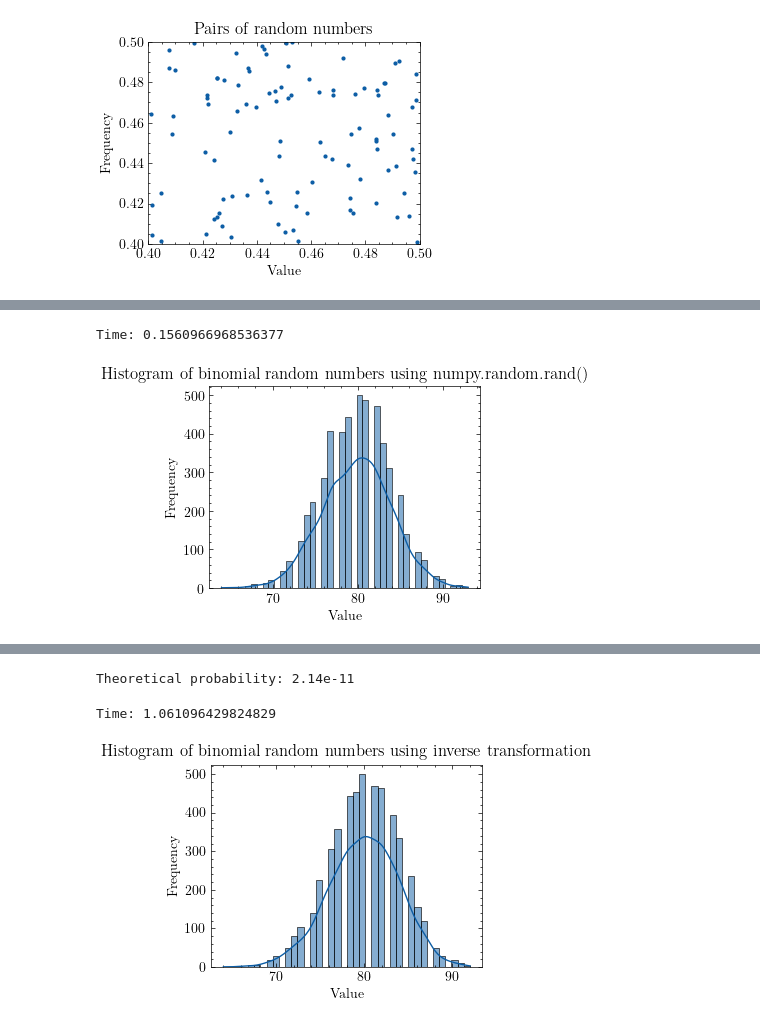
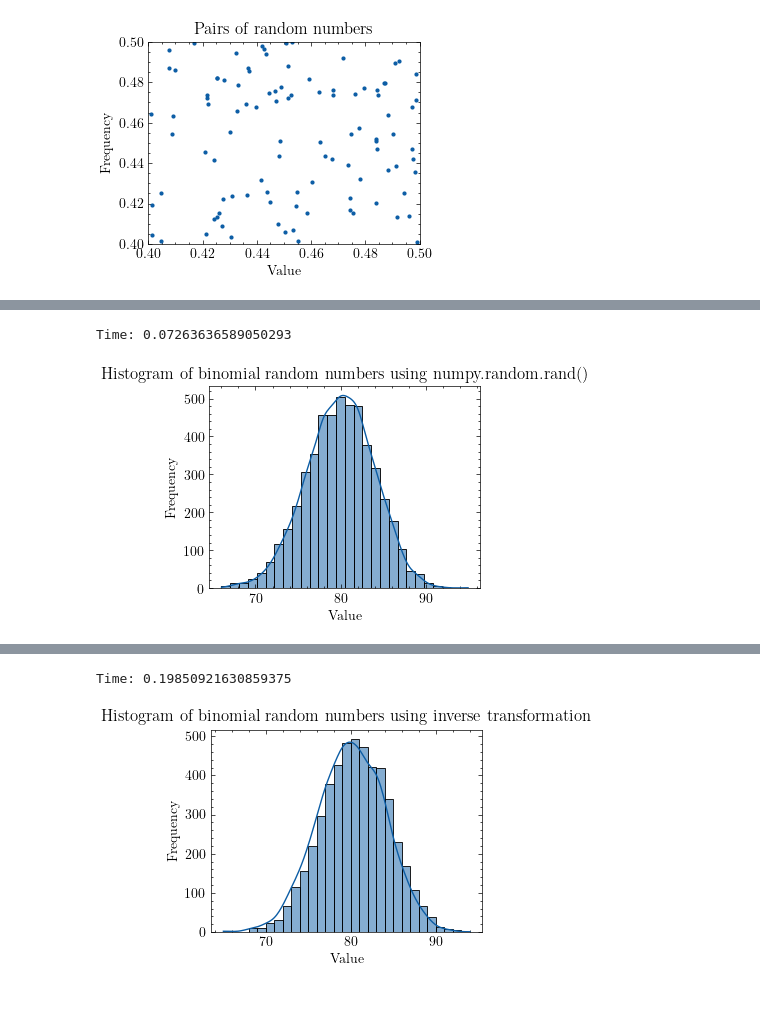
Before and after one commit to kanavmal/MATH512, a Jupyter notebook: Project 2/code.ipynb, the cells around one changed output, grey strips where cells are left out. Cells and saved outputs as stored; diff of their text form; code cells hidden in the pictures.

```diff
--- a/Project 2/code.ipynb
+++ b/Project 2/code.ipynb
@@ -206,35 +206,36 @@ plt.show()
 # %%
 # Generate 5000 Binomial distributed (𝑛 = 100, 𝑝 = 0.8) random numbers by doing:
 # a) Generate Bernoulli random variables and add the results. Plot the histogram and use your data to calculate the
 # probability that the Binomial random variable is less than or equal to 50. Compare with the theoretical answer.
 # b) Use the inverse transformation method mentioned in class.
 # c) Compare the histograms obtained in parts a) and b) and the computing times required in each method.
 
 # a)
 # Generate random numbers
 n = 100
 p = 0.8
 x = np.zeros(5000)
 start = time()
 for i in range(5000):
-    x[i] = stats.binom.rvs(n, p)
+    # bernoulli random variables
+    x[i] = stats.bernoulli.rvs(p, size=n).sum()
 end = time()
 
 time_a = end - start
 print('Time:', time_a)
 
 # Plot histogram
 plt.figure()
-sns.histplot(x, kde=True)
+sns.histplot(x, kde=True, bins = 28)
 plt.title('Histogram of binomial random numbers using numpy.random.rand()')
 plt.xlabel('Value')
 plt.ylabel('Frequency')
 plt.show()
 
 # Calculate probability
-prob = np.mean(x <= 50)
-# using exact sciencific notation
-print(f'Probability: {prob:.2e}')
+prob = x[x <= 50].size / x.size
+# using string formatting
+print(f'Probability: {prob:.8f}')
 # %% [output]
-Time: 0.1560966968536377
+Time: 0.07263636589050293
-[figure, old version]
+[figure, new version]
@@ -242,9 +243,3 @@ Probability: 0.00e+00
-# %%
-# theoretical probability
-prob_theoretical = stats.binom.cdf(50, n, p)
-print(f'Theoretical probability: {prob_theoretical:.2e}')
-# %% [output]
-Theoretical probability: 2.14e-11
 # %%
 # b)
 # Generate random numbers
@@ -252,28 +247,25 @@ Theoretical probability: 2.14e-11
 n = 100
 p = 0.8
 x = np.zeros(5000)
-from math import log, comb
 start = time()
 for i in range(5000):
-    # inverse binomial
-    pmf = [comb(n, k) * p**k * (1-p)**(n-k) for k in range(n+1)]
-    cdf = np.cumsum(pmf)
-    u = np.random.rand()
-    x[i] = np.argmax(cdf > u)
+    #  Inverse binomial
+    x[i] = stats.binom.ppf(np.random.rand(), n, p)
+
 
 end = time()
 print('Time:', end - start)
 
 # Plot histogram
 plt.figure()
-sns.histplot(x, kde=True)
+sns.histplot(x, kde=True, bins = 29)
 plt.title('Histogram of binomial random numbers using inverse transformation')
 plt.xlabel('Value')
 plt.ylabel('Frequency')
 plt.show()
 # %% [output]
-Time: 1.061096429824829
+Time: 0.19850921630859375
-[figure, old version]
+[figure, new version]
 # %%
 # # 4)
 # Generate 5000 Poisson random variables with mean 𝜆 = 2. Plot the histogram of your results. Compare with the
```
Also changed, not shown: parts of 14 cells of this notebook, 2 other files.
